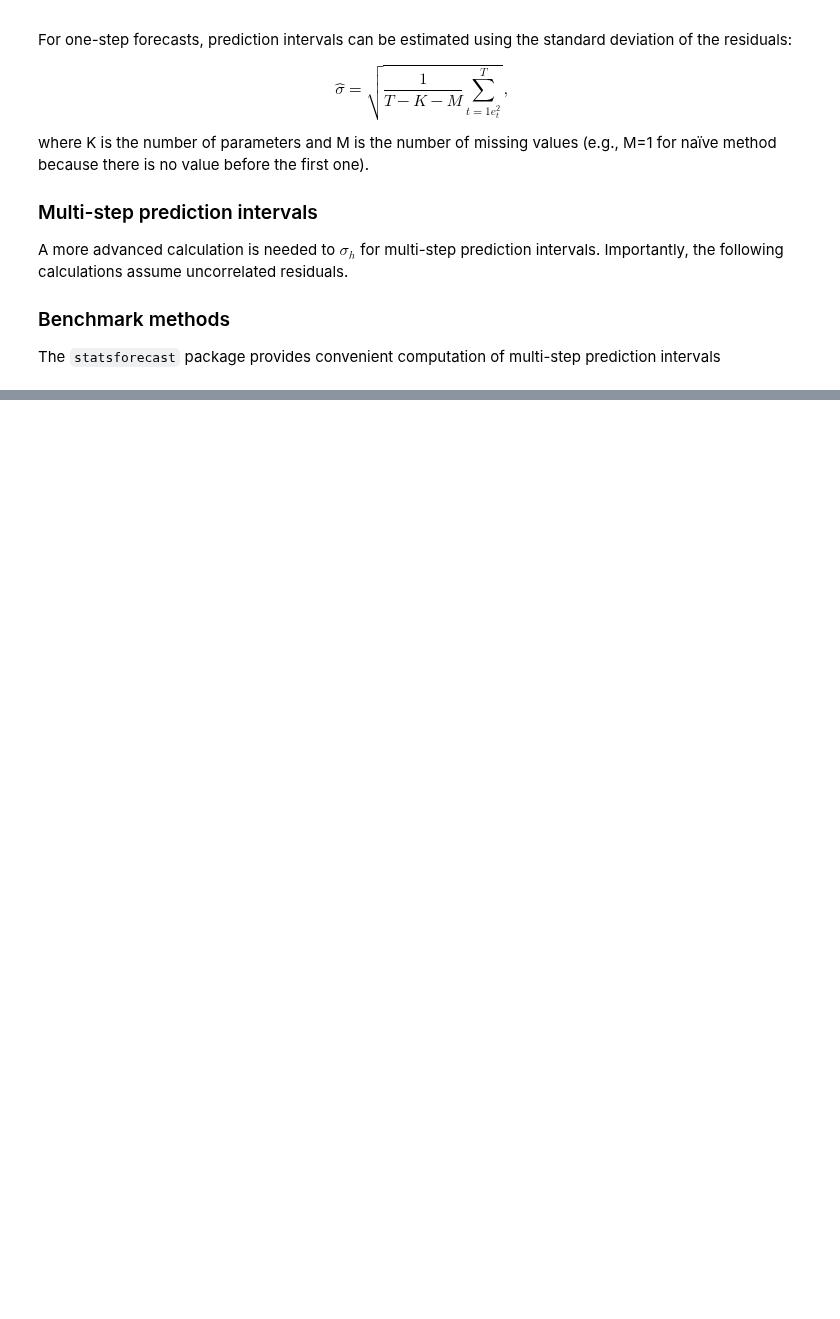
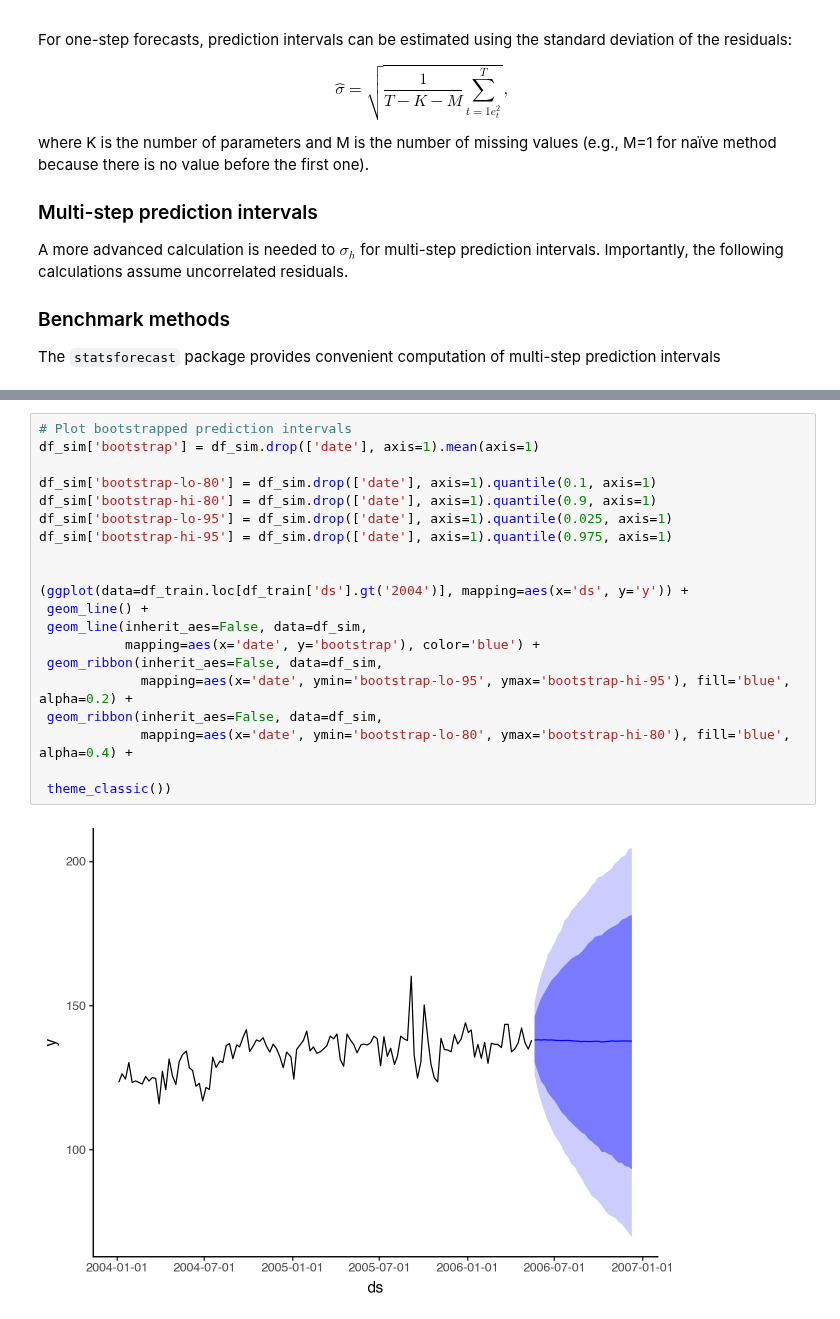
Before and after one commit to sebsciarra/gas_pump_prices, a Jupyter notebook: notebooks/chap5_forecaster_toolbox.ipynb, the cells around one changed output, grey strips where cells are left out. Saved outputs shown, nothing was run; the diff lists cells and outputs as text; blank space fills up the shorter version.

```diff
--- a/notebooks/chap5_forecaster_toolbox.ipynb
+++ b/notebooks/chap5_forecaster_toolbox.ipynb
@@ -307,0 +359,22 @@ df_forecast = sf.forecast(df=df_train, h=12, level=[80, 95])  # NOTE: forecast f
+# %%
+# Plot bootstrapped prediction intervals
+df_sim['bootstrap'] = df_sim.drop(['date'], axis=1).mean(axis=1)
+
+df_sim['bootstrap-lo-80'] = df_sim.drop(['date'], axis=1).quantile(0.1, axis=1)
+df_sim['bootstrap-hi-80'] = df_sim.drop(['date'], axis=1).quantile(0.9, axis=1)
+df_sim['bootstrap-lo-95'] = df_sim.drop(['date'], axis=1).quantile(0.025, axis=1)
+df_sim['bootstrap-hi-95'] = df_sim.drop(['date'], axis=1).quantile(0.975, axis=1)
+
+
+(ggplot(data=df_train.loc[df_train['ds'].gt('2004')], mapping=aes(x='ds', y='y')) +
+ geom_line() +
+ geom_line(inherit_aes=False, data=df_sim,
+           mapping=aes(x='date', y='bootstrap'), color='blue') +
+ geom_ribbon(inherit_aes=False, data=df_sim,
+             mapping=aes(x='date', ymin='bootstrap-lo-95', ymax='bootstrap-hi-95'), fill='blue', alpha=0.2) +
+ geom_ribbon(inherit_aes=False, data=df_sim,
+             mapping=aes(x='date', ymin='bootstrap-lo-80', ymax='bootstrap-hi-80'), fill='blue', alpha=0.4) +
+
+ theme_classic())
+# %% [output]
+[figure, added]
```
Also changed, not shown: parts of 14 cells of this notebook.
